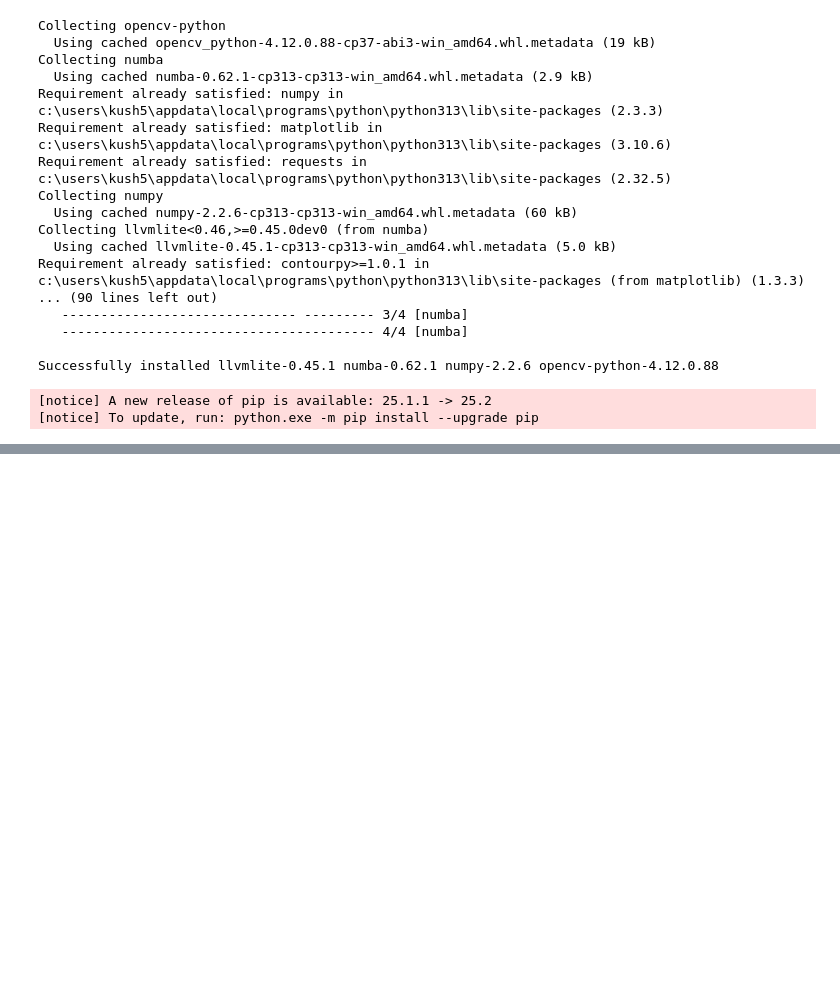
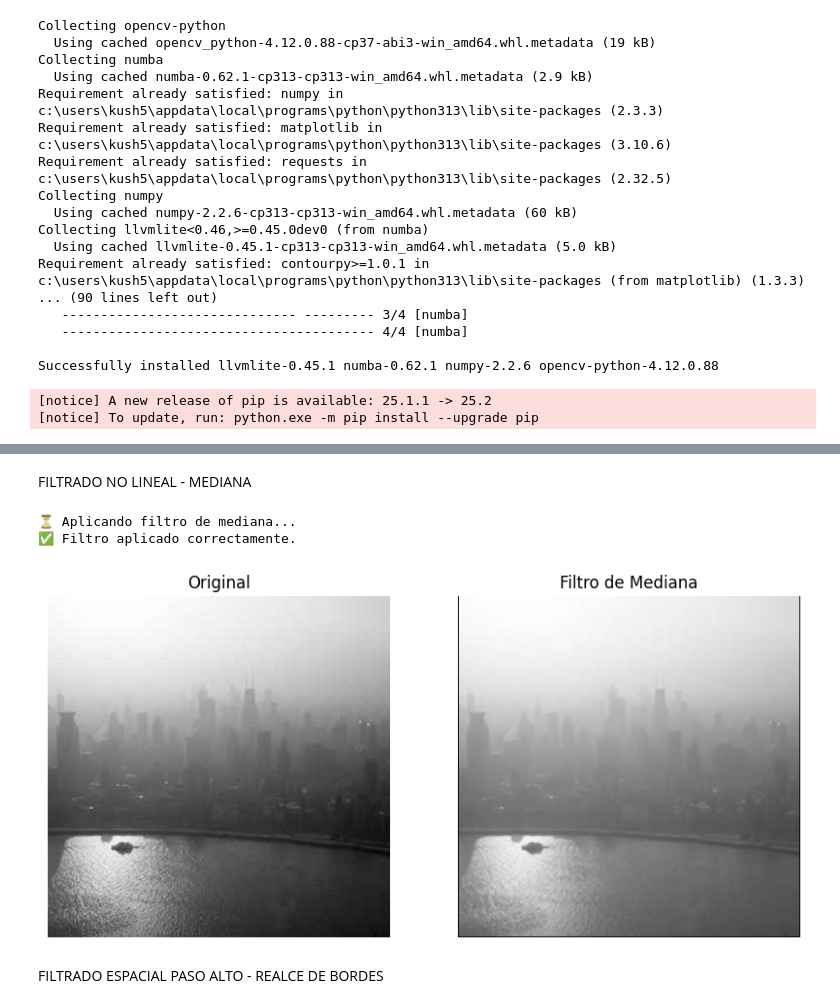
Before and after one commit to dav1uk/FiltradoEspacio, a Jupyter notebook: Codigo.ipynb, the cells around one changed output, grey strips where cells are left out. Saved outputs shown, nothing was run; the diff lists cells and outputs as text; code cells hidden in the pictures; blank space fills up the shorter version.

```diff
--- a/Codigo.ipynb
+++ b/Codigo.ipynb
@@ -142,0 +94,43 @@ plt.show()
+# %% [markdown]
+FILTRADO NO LINEAL - MEDIANA
+# %%
+# === DEFINIR FILTRO DE MEDIANA (NO LINEAL) ===
+@njit(parallel=True)
+def filtro_mediana(img, ksize=3):
+    filas, columnas = img.shape
+    salida = np.zeros_like(img)
+    offset = ksize // 2
+
+    for i in prange(offset, filas - offset):
+        for j in range(offset, columnas - offset):
+            vecindad = []
+            for m in range(-offset, offset + 1):
+                for n in range(-offset, offset + 1):
+                    vecindad.append(img[i + m, j + n])
+            salida[i, j] = np.median(np.array(vecindad))
+    return salida
+# %%
+# === APLICAR EL FILTRO DE MEDIANA ===
+print("⏳ Aplicando filtro de mediana...")
+mediana = filtro_mediana(img, 3)
+print("✅ Filtro aplicado correctamente.")
+
+# === MOSTRAR RESULTADOS ===
+plt.figure(figsize=(10,5))
+plt.subplot(1,2,1)
+plt.imshow(img, cmap='gray')
+plt.title('Original')
+plt.axis('off')
+
+plt.subplot(1,2,2)
+plt.imshow(mediana, cmap='gray')
+plt.title('Filtro de Mediana')
+plt.axis('off')
+
+plt.show()
+# %% [output]
+⏳ Aplicando filtro de mediana...
+✅ Filtro aplicado correctamente.
+[figure, added]
+# %% [markdown]
+FILTRADO ESPACIAL PASO ALTO - REALCE DE BORDES
```
Also changed, not shown: parts of 7 cells of this notebook, 7 other files.
